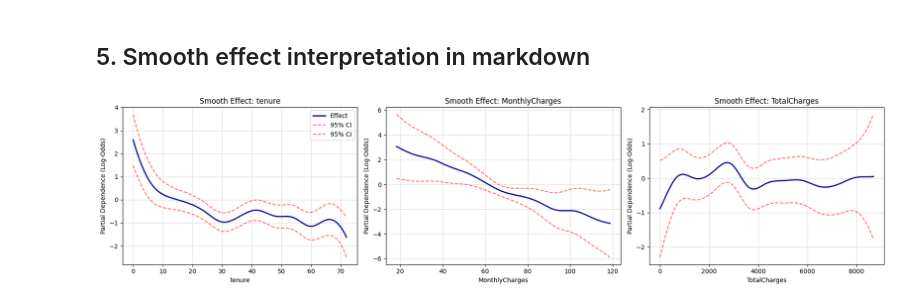
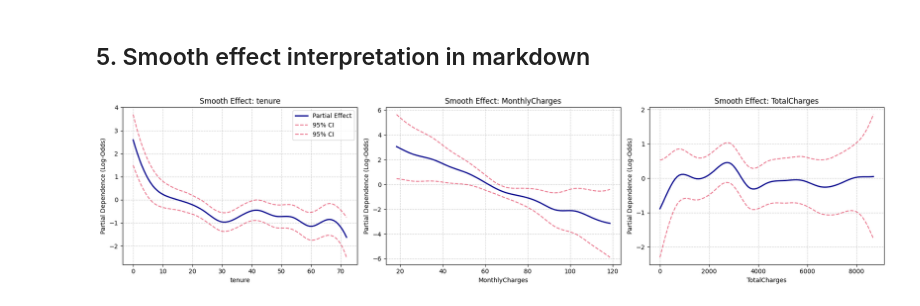
Before and after one commit to tonantzin-real/AIPI590_w2_assumption_junction, a Jupyter notebook: tonantzin_teamname_gam.ipynb, the cells around one changed output. Drawn from its saved outputs; the diff is of its cells as text; code cells hidden in the pictures.

```diff
--- a/tonantzin_teamname_gam.ipynb
+++ b/tonantzin_teamname_gam.ipynb
@@ -163,23 +170,27 @@ fig, axes = plt.subplots(1, 3, figsize=(18, 4))
 
 for i, col in enumerate(continuous_feats):
     # Create 10 quantile bins
-    binned = pd.qcut(df[col], q=10, duplicates='drop')
-    bin_stats = df.groupby(binned, observed=True)['Churn'].agg(['count', 'mean']).reset_index()
+    binned = pd.qcut(df[col], q=10, duplicates="drop")
+    bin_stats = (
+        df.groupby(binned, observed=True)["Churn"].agg(["count", "mean"]).reset_index()
+    )
 
     # Calculate empirical logit: log(p / (1 - p))
     # Add a small epsilon to prevent division by zero or log(0)
     eps = 1e-4
-    p = bin_stats['mean'].clip(eps, 1 - eps)
-    bin_stats['log_odds'] = np.log(p / (1 - p))
+    p = bin_stats["mean"].clip(eps, 1 - eps)
+    bin_stats["log_odds"] = np.log(p / (1 - p))
 
     # Use midpoint of intervals for x-axis
-    bin_stats['midpoint'] = bin_stats[col].apply(lambda x: x.mid)
+    bin_stats["midpoint"] = bin_stats[col].apply(lambda x: x.mid)
 
-    axes[i].plot(bin_stats['midpoint'], bin_stats['log_odds'], marker='o', color='crimson')
+    axes[i].plot(
+        bin_stats["midpoint"], bin_stats["log_odds"], marker="o", color="crimson"
+    )
     axes[i].set_title(f"Empirical Log-Odds vs. {col}")
     axes[i].set_xlabel(col)
     axes[i].set_ylabel("Log-Odds of Churn")
-    axes[i].grid(True, linestyle='--', alpha=0.6)
+    axes[i].grid(True, linestyle="--", alpha=0.6)
 
 plt.tight_layout()
 plt.show()
@@ -370,26 +418,26 @@ weighted avg       0.79      0.80      0.80      1409
 # %% [markdown]
 ## 5. Smooth effect interpretation in markdown
 # %%
-# Plot partial dependence for the 3 continuous smooth spline terms
+# Visualize Smooth Effects (Partial Dependence Plots)
 smooth_indices = [0, 1, 2]
-smooth_names = ['tenure', 'MonthlyCharges', 'TotalCharges']
+smooth_names = ["tenure", "MonthlyCharges", "TotalCharges"]
 
-fig, axes = plt.subplots(1, 3, figsize=(18, 4.5))
-
+plt.figure(figsize=(18, 4.5))
 for idx, (term_idx, name) in enumerate(zip(smooth_indices, smooth_names)):
+    plt.subplot(1, 3, idx + 1)
     XX = gam.generate_X_grid(term=term_idx)
     pdep, confi = gam.partial_dependence(term=term_idx, X=XX, width=0.95)
 
-    axes[idx].plot(XX[:, term_idx], pdep, color='darkblue', lw=2, label='Effect')
-    axes[idx].plot(XX[:, term_idx], confi, c='r', ls='--', alpha=0.6, label='95% CI')
-    axes[idx].set_title(f"Smooth Effect: {name}")
-    axes[idx].set_xlabel(name)
-    axes[idx].set_ylabel("Partial Dependence (Log-Odds)")
-    axes[idx].grid(True, linestyle='--', alpha=0.6)
+    plt.plot(XX[:, term_idx], pdep, color="darkblue", lw=2, label="Partial Effect")
+    plt.plot(XX[:, term_idx], confi, c="crimson", ls="--", alpha=0.6, label="95% CI")
+    plt.title(f"Smooth Effect: {name}")
+    plt.xlabel(name)
+    plt.ylabel("Partial Dependence (Log-Odds)")
+    plt.grid(True, linestyle="--", alpha=0.6)
     if idx == 0:
-        axes[idx].legend()
+        plt.legend()
 
 plt.tight_layout()
 plt.show()
 # %% [output]
-[figure, old version]
+[figure, new version]
```
Also changed, not shown: parts of 19 cells of this notebook, 1 other file.
